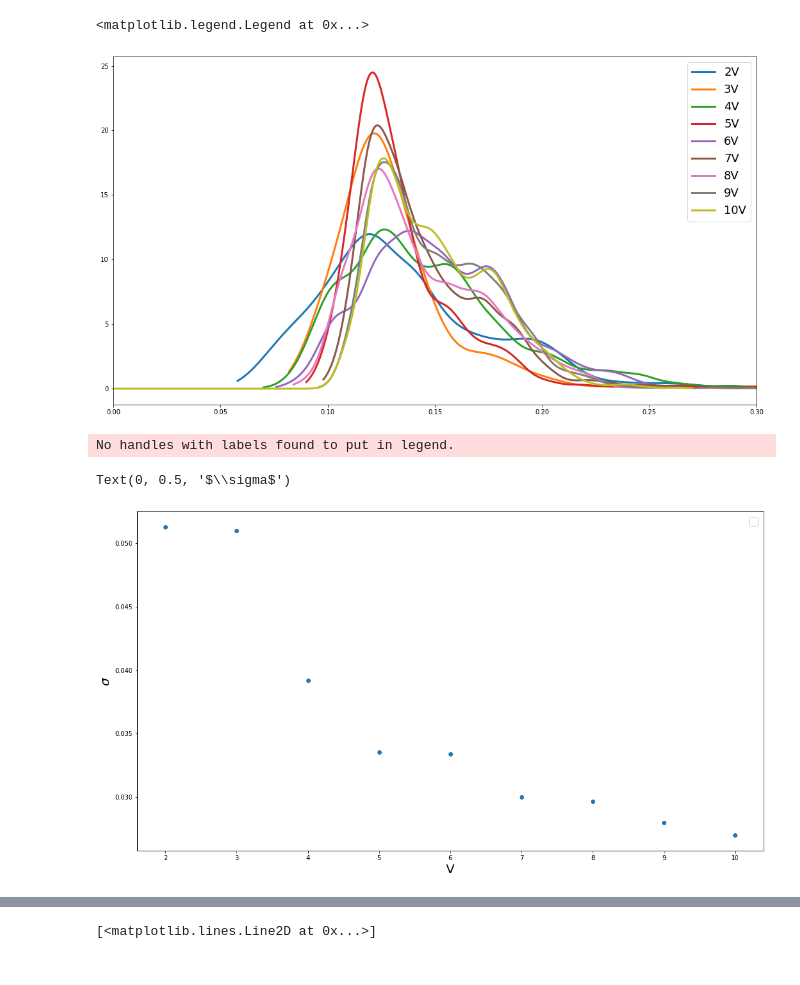
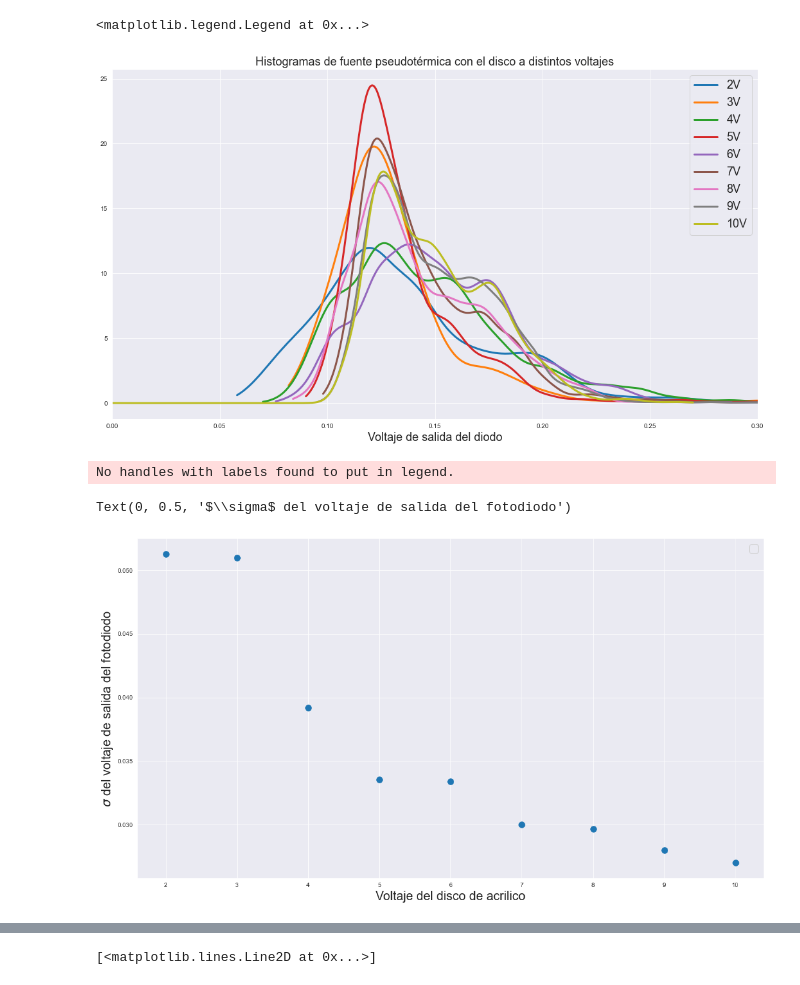
Before and after one commit to judasaca/tesis, a Jupyter notebook: datos_y_analisis/analisis_pseudotermica_deteccion_directa.ipynb, the cells around one changed output, grey strips where cells are left out. Cells and saved outputs as stored; diff of their text form; code cells hidden in the pictures.

```diff
--- a/datos_y_analisis/analisis_pseudotermica_deteccion_directa.ipynb
+++ b/datos_y_analisis/analisis_pseudotermica_deteccion_directa.ipynb
@@ -3,21 +3,27 @@ import numpy as np
 import matplotlib.pylab as plt
 import pandas as pd
 from scipy.stats import kde
+import seaborn as sns
+sns.set_style("darkgrid")
 # %%
 carpeta="datos_pseudotermica_deteccion_directa/"
 n=["2V", "3V", "4V", "5V","6V","7V", "8V","9V", "10V"]
 plt.figure(figsize=(18,10))
 for i in range(len(n)):
     datos=pd.read_csv(carpeta+n[i]+".csv")
     #plt.hist(datos["CH1"], bins=10, label=n[i], alpha=1-0.05*i, density=True)
     density = kde.gaussian_kde(datos["CH1"])
     x=np.linspace(min(datos["CH1"]), max(datos["CH1"]), 1000)
     plt.plot(x,density(x), label=n[i], linewidth=3)
+
+
+plt.xlabel("Voltaje de salida del diodo", fontsize=18)
 plt.xlim(0,0.3)
+plt.title("Histogramas de fuente pseudotérmica con el disco a distintos voltajes", fontsize=18)
 plt.legend(fontsize=18)
 # %% [output]
 <matplotlib.legend.Legend at 0x...>
-[figure, old version]
+[figure, new version]
 # %%
 carpeta="datos_pseudotermica_deteccion_directa/"
 plt.figure(figsize=(18,10))
@@ -27,15 +33,15 @@ for i in range(len(n)):
     datos=pd.read_csv(carpeta+n[i]+".csv")
     x.append(int(n[i][:-1]))
     y.append(datos["CH1"].std())
-plt.scatter(x,y)
+plt.scatter(x,y, s=90)
 #plt.xlim(0,0.3)
 plt.legend(fontsize=18)
-plt.xlabel("V",fontsize=20)
-plt.ylabel(r'$\sigma$', fontsize=20)
+plt.xlabel("Voltaje del disco de acrilico",fontsize=20)
+plt.ylabel(r'$\sigma$ del voltaje de salida del fotodiodo', fontsize=20)
 # %% [output]
 No handles with labels found to put in legend.
-Text(0, 0.5, '$\\sigma$')
+Text(0, 0.5, '$\\sigma$ del voltaje de salida del fotodiodo')
-[figure, old version]
+[figure, new version]
 # %%
 carpeta="datos_pseudotermica_deteccion_directa/"
 plt.figure(figsize=(18,10))
```
Also changed, not shown: parts of 1 cell of this notebook, 11 other files.
